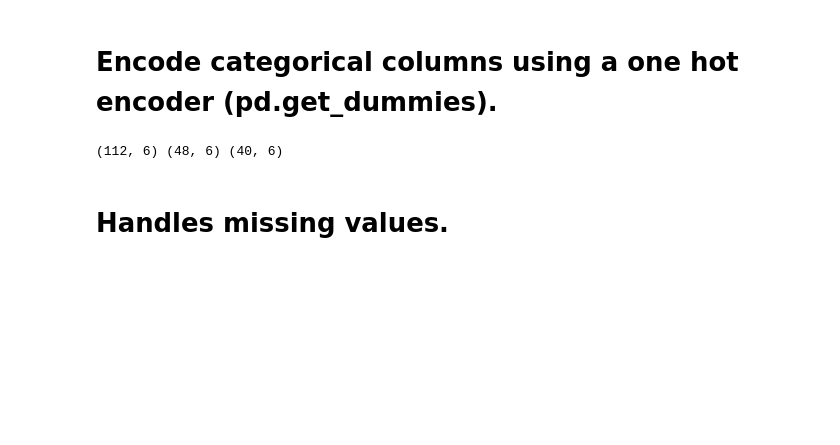
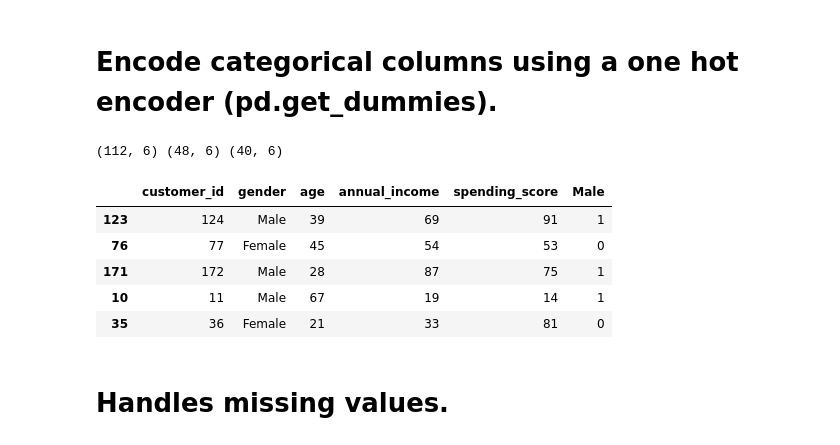
Before and after one commit to Johndsalas/lesson_prep, a Jupyter notebook: mall_wrangle.ipynb, the cells around one changed output. Cells and saved outputs as stored; diff of their text form; code cells hidden in the pictures; blank space fills up the shorter version.

```diff
--- a/mall_wrangle.ipynb
+++ b/mall_wrangle.ipynb
@@ -199,6 +195,15 @@ test = encoding(test, ['gender'], drop_first=True)
 print(train.shape, validate.shape, test.shape)
 # %% [output]
 (112, 6) (48, 6) (40, 6)
+# %%
+train.head()
+# %% [output]
+|  | customer_id | gender | age | annual_income | spending_score | Male |
+| 123 | 124 | Male | 39 | 69 | 91 | 1 |
+| 76 | 77 | Female | 45 | 54 | 53 | 0 |
+| 171 | 172 | Male | 28 | 87 | 75 | 1 |
+| 10 | 11 | Male | 67 | 19 | 14 | 1 |
+| 35 | 36 | Female | 21 | 33 | 81 | 0 |
 # %% [markdown]
 # Handles missing values.
 # %%
```
Also changed, not shown: parts of 3 cells of this notebook, 1 other file.
